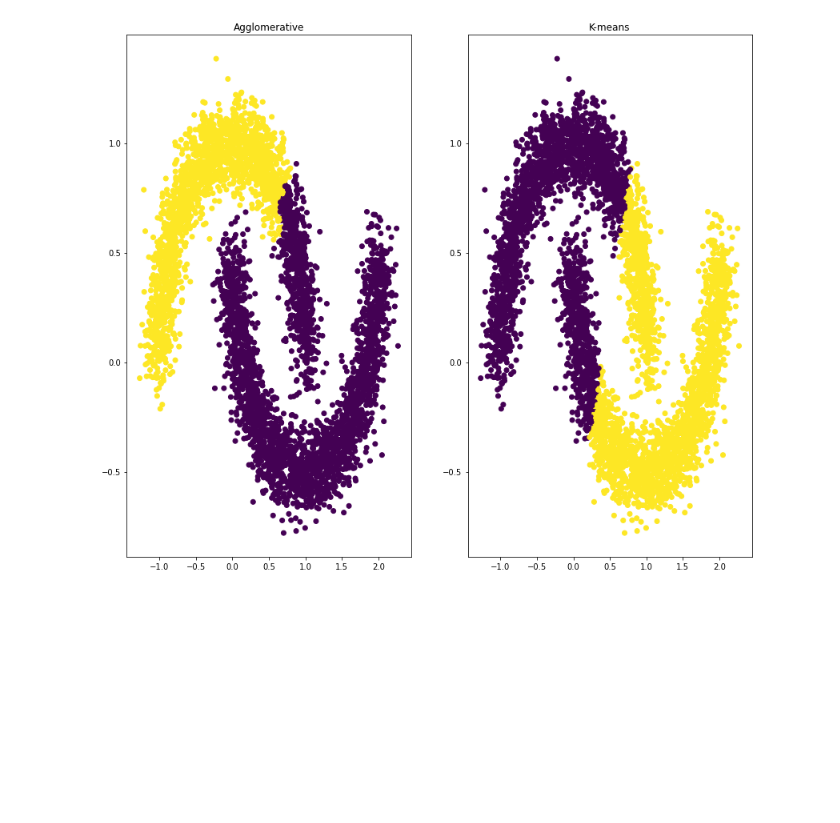
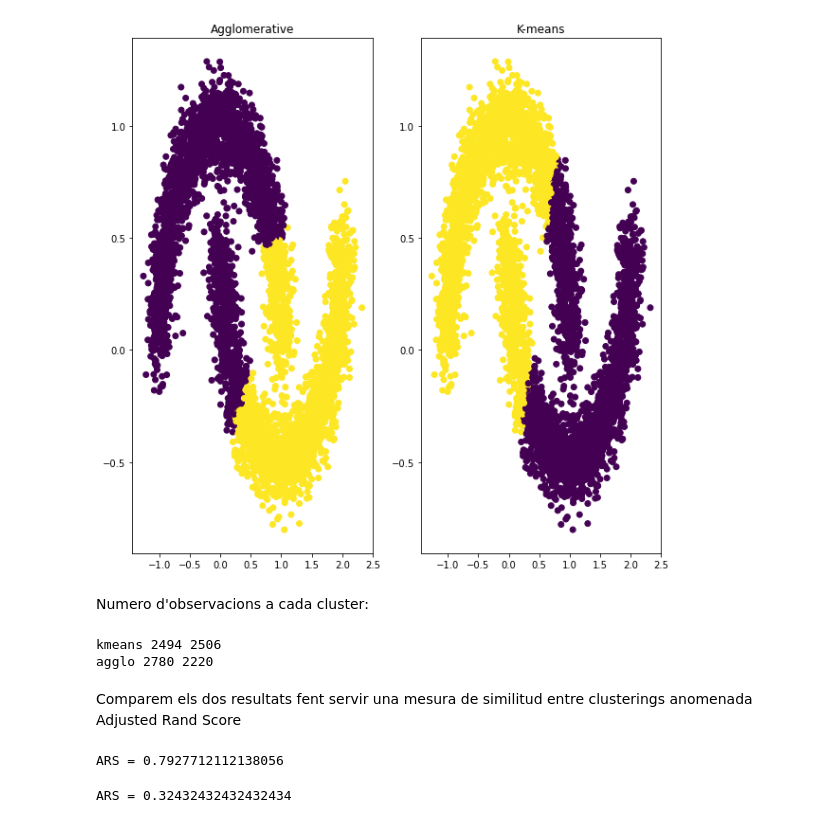
Before and after one commit to raulbenitez/introAI_ICE, a Jupyter notebook: moons_agglo_kmeans.ipynb, the cells around one changed output. Cells and saved outputs as stored; diff of their text form; code cells hidden in the pictures; blank space fills up the shorter version.

```diff
--- a/moons_agglo_kmeans.ipynb
+++ b/moons_agglo_kmeans.ipynb
@@ -3,23 +3,53 @@
 # %%
 import numpy as np
 import matplotlib.pyplot as plt
 from sklearn.cluster import AgglomerativeClustering,KMeans
 from sklearn.datasets import make_moons
 
 # Genera datos aleatoriamente en dos grupos localizados en posiciones diferentes:
 n_samples = 5000
 X, y = make_moons(n_samples=n_samples,noise=0.1)
 
 agglo = AgglomerativeClustering(n_clusters=2).fit_predict(X)
 kmeans = KMeans(n_clusters=2).fit_predict(X)
 
-fig = plt.figure(figsize=(14,12))
+fig = plt.figure(figsize=(10,10))
 ax = fig.add_subplot(121)
 plt.scatter(X[:, 0], X[:, 1], c=agglo)
 ax.set_title('Agglomerative')
 ax1 = fig.add_subplot(122)
 plt.scatter(X[:, 0], X[:, 1], c=kmeans)
 ax1.set_title('K-means')
 plt.show()
 # %% [output]
-[figure, old version]
+[figure, new version]
+# %% [markdown]
+Numero d'observacions a cada cluster:
+# %%
+cluster1_kmeans = kmeans[kmeans==0]
+cluster2_kmeans = kmeans[kmeans==1]
+cluster1_agglo = agglo[agglo==0]
+cluster2_agglo = agglo[agglo==1]
+
+print('kmeans {} {}'.format(cluster1_kmeans.shape[0],cluster2_kmeans.shape[0]))
+print('agglo {} {}'.format(cluster1_agglo.shape[0],cluster2_agglo.shape[0]))
+# %% [output]
+kmeans 2494 2506
+agglo 2780 2220
+# %% [markdown]
+Comparem els dos resultats fent servir una mesura de similitud entre clusterings anomenada Adjusted Rand Score
+# %%
+from sklearn.metrics.cluster import adjusted_rand_score
+
+ARS = adjusted_rand_score(agglo,kmeans)
+print('ARS = {}'.format(ARS))
+# %% [output]
+ARS = 0.7927712112138056
+# %%
+v1 = [0,0,1,1,1,1]
+v2 = [1,1,1,0,0,0]
+
+ARS = adjusted_rand_score(v1,v2)
+print('ARS = {}'.format(ARS))
+# %% [output]
+ARS = 0.32432432432432434
```
